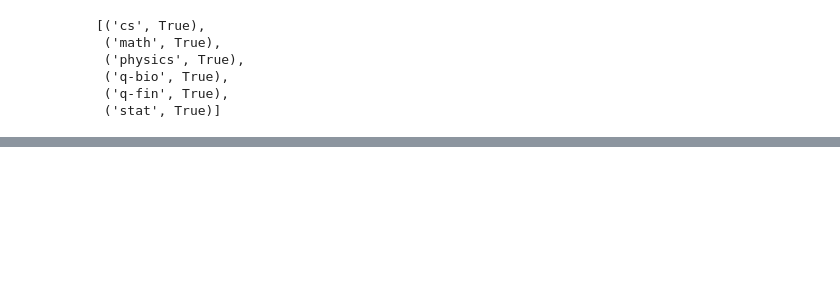
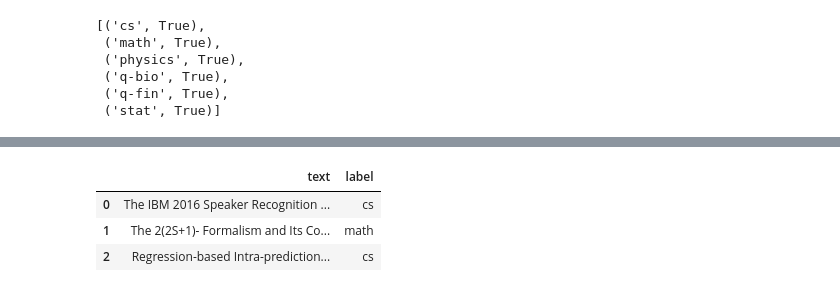
Before and after one commit to olszewskip/musings, a Jupyter notebook: arXiv_explore.ipynb, the cells around one changed output, grey strips where cells are left out. Cells and saved outputs as stored; diff of their text form; code cells hidden in the pictures; blank space fills up the shorter version.

```diff
--- a/arXiv_explore.ipynb
+++ b/arXiv_explore.ipynb
@@ -73,9 +73,0 @@ dfs['math'][:3]
-# %%
-# get primary_categories (prim_cat) and text (title+abstract) only
-
-def strip(df):
-    df_2 = pd.concat([df.title + " " + df.abstract, df.prim_cat], axis=1)
-    df_2.columns = ['text', 'label']
-    return df_2
-
-bare_dfs = {cat: strip(df) for (cat, df) in dfs.items()}
@@ -260,0 +120,23 @@ Counter(full_df.label)['physics'] / len(full_df)
+# %%
+# get primary_categories (prim_cat) and text (title+abstract) only
+# and safe those in 'bare data_frames'
+
+def strip(df):
+    df_2 = pd.concat([(df.title + " " + df.abstract).astype('str'),
+                      df.prim_cat.astype('category')], axis=1)
+    df_2.columns = ['text', 'label']
+    return df_2
+
+bare_dfs = {cat: strip(df) for (cat, df) in dfs.items()}
+
+bare_sample_df = strip(sample_df)
+# %%
+# now we have for example
+
+with pd.option_context('display.max_colwidth', 110):
+    display(bare_sample_df[:3])
+# %% [output]
+|  | text | label |
+| 0 | The IBM 2016 Speaker Recognition ... | cs |
+| 1 | The 2(2S+1)- Formalism and Its Co... | math |
+| 2 | Regression-based Intra-prediction... | cs |
```
Also changed, not shown: parts of 60 cells of this notebook.
